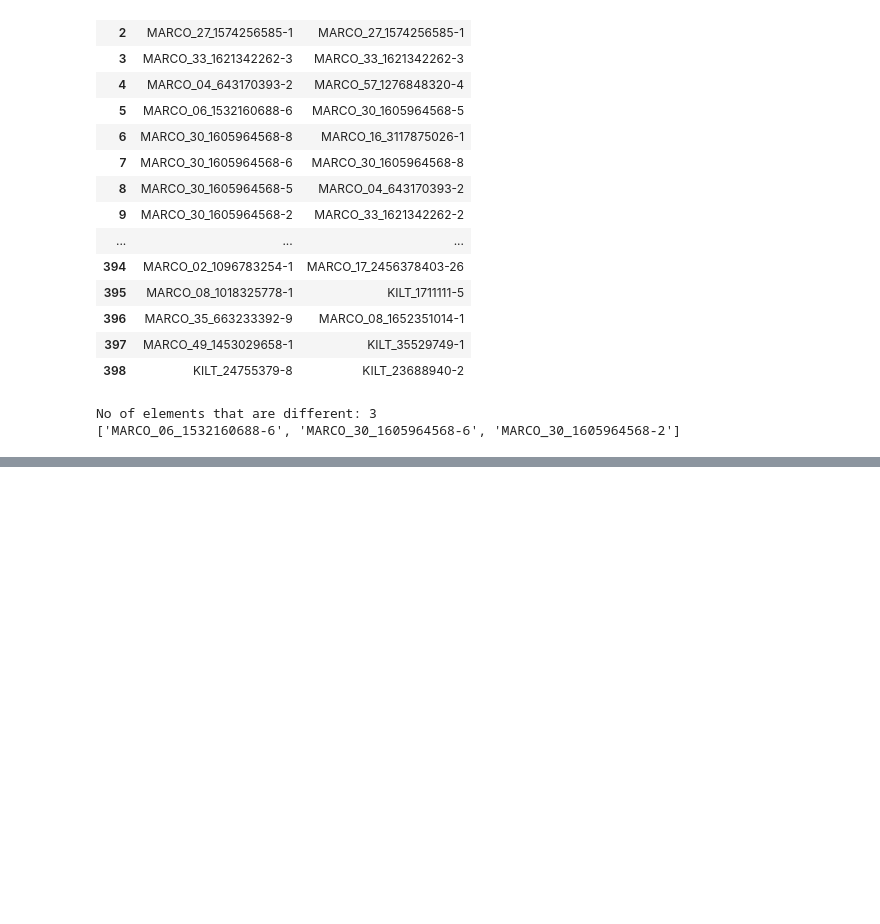
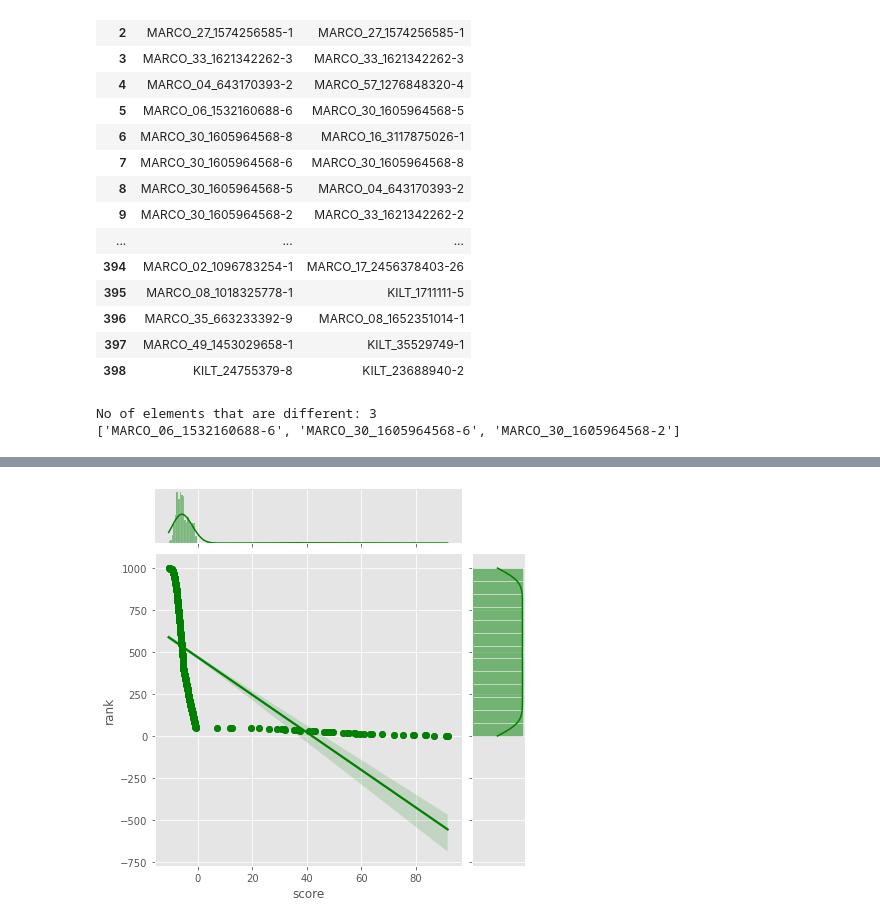
Before and after one commit to AleOspina22/IR-analysis, a Jupyter notebook: Queries.ipynb, the cells around one changed output, grey strips where cells are left out. Saved outputs shown, nothing was run; the diff lists cells and outputs as text; code cells hidden in the pictures; blank space fills up the shorter version.

```diff
--- a/Queries.ipynb
+++ b/Queries.ipynb
@@ -197,0 +279,35 @@ No of elements that are different: 3
+# %%
+# I will consider all the doc of the first run file (df1.csv).
+# I will consider each query as a part of the conversational search process, it means that the second query will be more specific than the first one and so on for the next queries
+# https://stackoverflow.com/questions/13323851/python-3-counting-matches-in-two-lists-including-duplicates
+
+firstQuery = df1[df1['qID'] == "132_2-1"]
+secondQuery = df1[df1['qID'] == "132_2-3"]
+thirdQuery = df1[df1['qID'] == "132_2-5"]
+fourthQuery = df1[df1['qID'] == "132_2-7"]
+fifthQuery = df1[df1['qID'] == "132_2-9"]
+
+documentsFirstQuery = firstQuery['docID'].tolist()
+documentsSecondQuery = secondQuery['docID'].tolist()
+documentsThirdQuery = thirdQuery['docID'].tolist()
+documentsFourthQuery = fourthQuery['docID'].tolist()
+documentsFifthQuery = fifthQuery['docID'].tolist()
+
+results1 = 0
+results2 = 0
+results3 = 0
+results4 = 0
+
+for doc in documentsFirstQuery:
+        results1 += documentsSecondQuery.count(doc)
+        results2 += documentsThirdQuery.count(doc)
+        results3 += documentsFourthQuery.count(doc)
+        results4 += documentsFifthQuery.count(doc)
+
+
+print("How many doc of the first query are in the second query:", results1)
+print("How many doc of the first query are in the third query:",results2)
+print("How many doc of the first query are in the fourth query:",results3)
+print("How many doc of the first query are in the fifth query:",results4)
+
+# in this case, you can see the trend of how many unique documents there are between the first query and the following queries. It can be seen that there is a trend towards a decrease of equal documents each time a new query is written.
@@ -197,0 +381,5 @@ No of elements that are different: 3
+# %%
+sns.jointplot(data=firstQuery, x='score', y='rank', kind='reg', color='g')
+plt.show()
+# %% [output]
+[figure, added]
```
Also changed, not shown: parts of 29 cells of this notebook.
